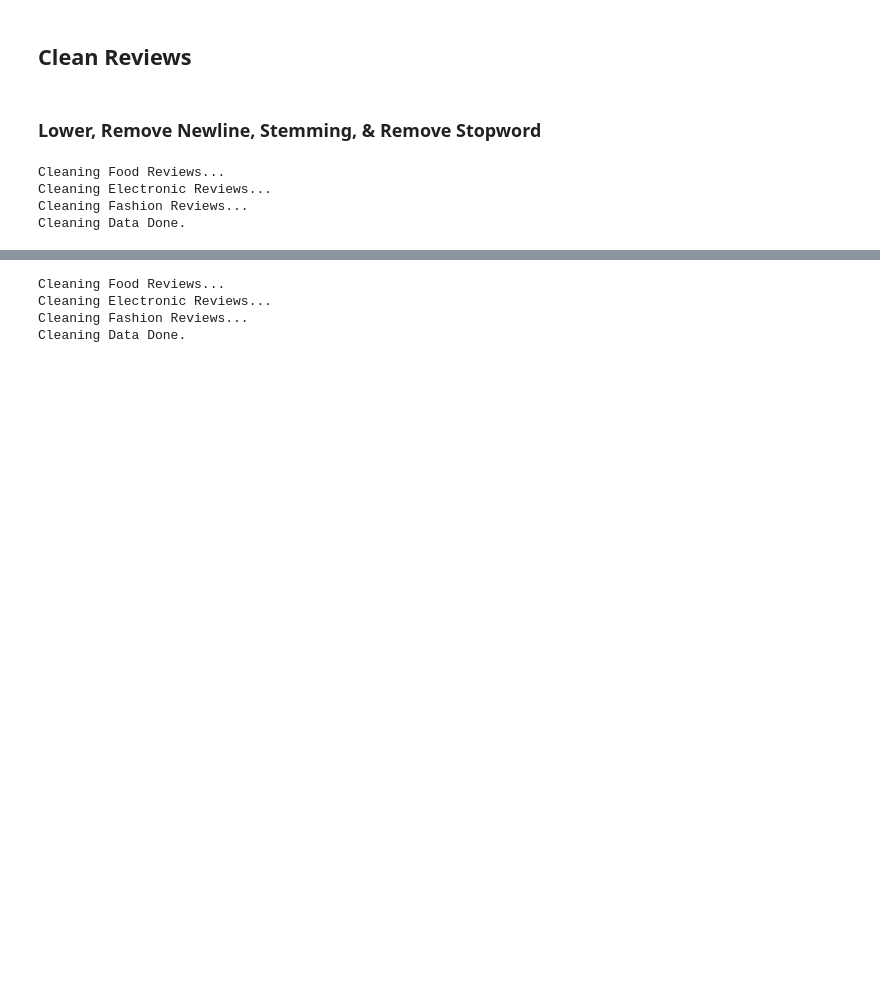
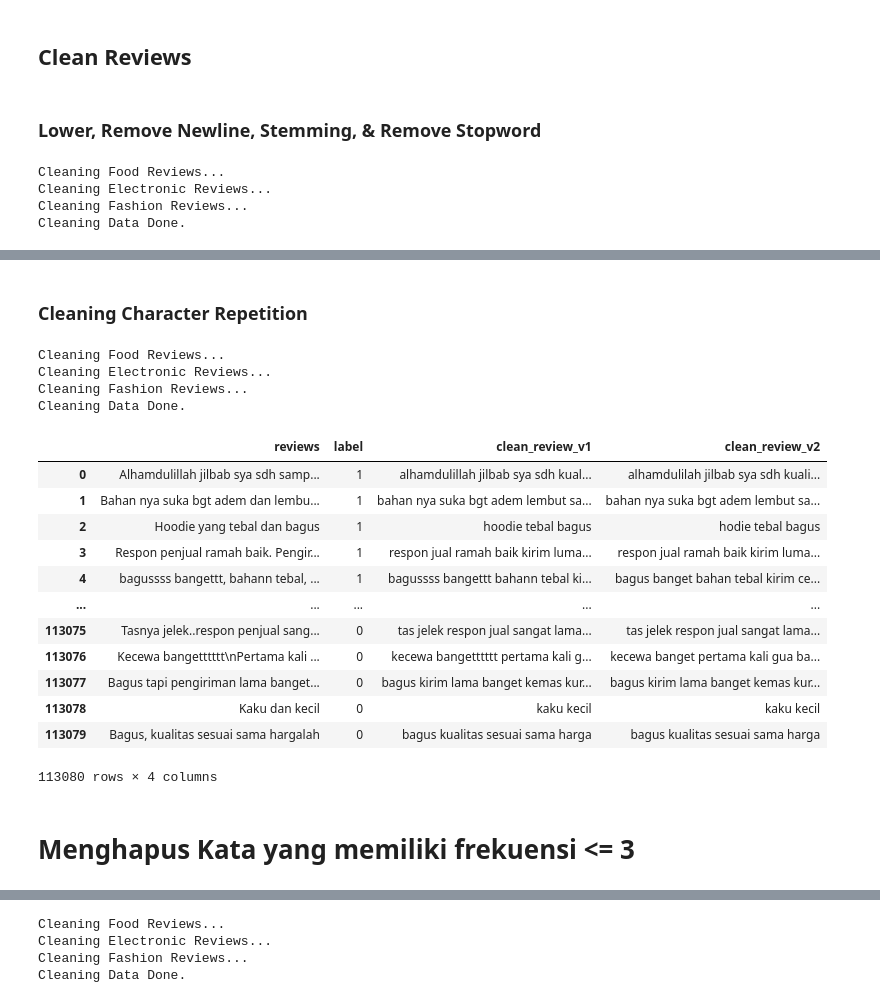
Before and after one commit to taqiyyaghazi/product-reviews-sentiment-analysis, a Jupyter notebook: notebooks/3-cleaning-data.ipynb, the cells around one changed output, grey strips where cells are left out. Cells and saved outputs as stored; diff of their text form; code cells hidden in the pictures; blank space fills up the shorter version.

```diff
--- a/notebooks/3-cleaning-data.ipynb
+++ b/notebooks/3-cleaning-data.ipynb
@@ -73,0 +73,46 @@ df_fashion.to_csv('../data/interim/1_fashion_cleaned_v1.csv', index = False)
+# %% [markdown]
+### Cleaning Character Repetition
+# %%
+df_food_v1 = pd.read_csv(DF_PATH + '1_food_cleaned_v1.csv')
+df_electronic_v1 = pd.read_csv(DF_PATH + '1_electronic_cleaned_v1.csv')
+df_fashion_v1 = pd.read_csv(DF_PATH + '1_fashion_cleaned_v1.csv')
+# %%
+def replace_two_or_more(s):
+    #look for 2 or more repetitions of character
+    pattern = re.compile(r"(.)\1{1,}", re.DOTALL)
+    return pattern.sub(r"\1", s)
+# %%
+def clean_text_2(text):
+    text = ' '.join(replace_two_or_more(word) for word in str(text).split())
+    return text
+# %%
+print('Cleaning Food Reviews...')
+df_food_v1['clean_review_v2'] = df_food_v1['clean_review_v1'].apply(clean_text_2)
+print('Cleaning Electronic Reviews...')
+df_electronic_v1['clean_review_v2'] = df_electronic_v1['clean_review_v1'].apply(clean_text_2)
+print('Cleaning Fashion Reviews...')
+df_fashion_v1['clean_review_v2'] = df_fashion_v1['clean_review_v1'].apply(clean_text_2)
+print('Cleaning Data Done.')
+# %% [output]
+Cleaning Food Reviews...
+Cleaning Electronic Reviews...
+Cleaning Fashion Reviews...
+Cleaning Data Done.
+# %%
+df_fashion_v1
+# %% [output]
+|  | reviews | label | clean_review_v1 | clean_review_v2 |
+| 0 | Alhamdulillah jilbab sya sdh samp... | 1 | alhamdulillah jilbab sya sdh kual... | alhamdulilah jilbab sya sdh kuali... |
+| 1 | Bahan nya suka bgt adem dan lembu... | 1 | bahan nya suka bgt adem lembut sa... | bahan nya suka bgt adem lembut sa... |
+| 2 | Hoodie yang tebal dan bagus | 1 | hoodie tebal bagus | hodie tebal bagus |
+| 3 | Respon penjual ramah baik. Pengir... | 1 | respon jual ramah baik kirim luma... | respon jual ramah baik kirim luma... |
+| 4 | bagussss bangettt, bahann tebal, ... | 1 | bagussss bangettt bahann tebal ki... | bagus banget bahan tebal kirim ce... |
+| ... | ... | ... | ... | ... |
+| 113075 | Tasnya jelek..respon penjual sang... | 0 | tas jelek respon jual sangat lama... | tas jelek respon jual sangat lama... |
+| 113076 | Kecewa bangetttttt\nPertama kali ... | 0 | kecewa bangetttttt pertama kali g... | kecewa banget pertama kali gua ba... |
+| 113077 | Bagus tapi pengiriman lama banget... | 0 | bagus kirim lama banget kemas kur... | bagus kirim lama banget kemas kur... |
+| 113078 | Kaku dan kecil | 0 | kaku kecil | kaku kecil |
+| 113079 | Bagus, kualitas sesuai sama hargalah | 0 | bagus kualitas sesuai sama harga | bagus kualitas sesuai sama harga |
+113080 rows × 4 columns
+# %% [markdown]
+# Menghapus Kata yang memiliki frekuensi <= 3
```
Also changed, not shown: parts of 16 cells of this notebook, 1 other file.
